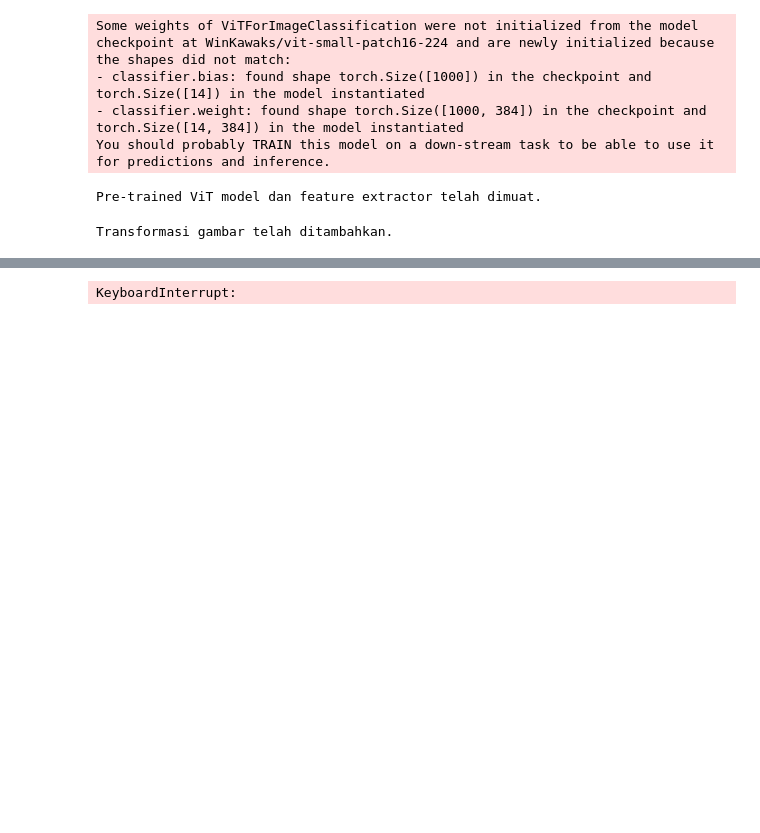
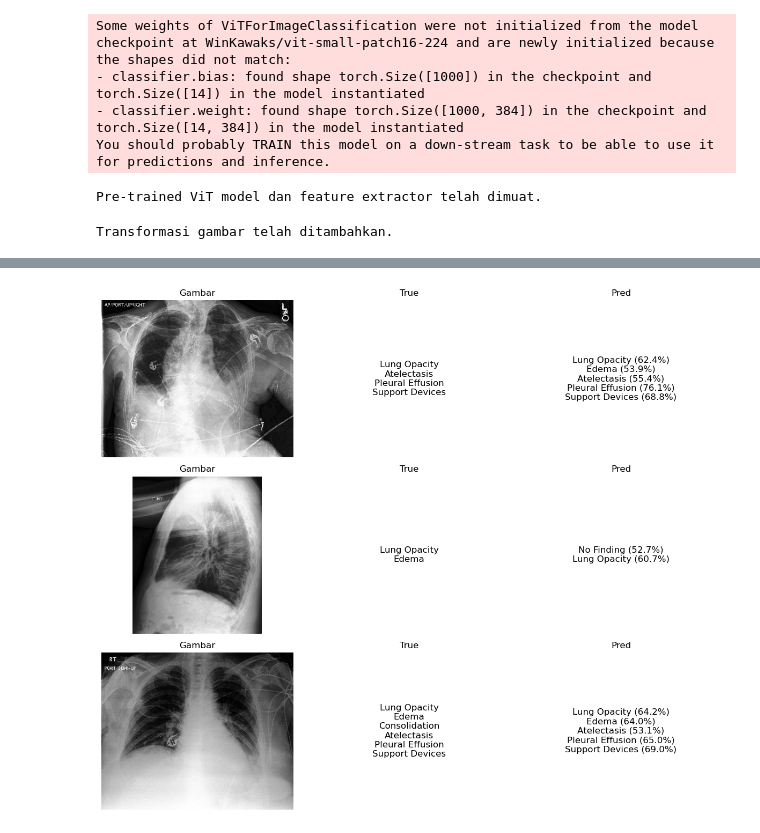
Before and after one commit to RafiHaqul/vit_multi_lung_class_HIDUP_JOKOWI, a Jupyter notebook: 1.ipynb, the cells around one changed output, grey strips where cells are left out. Cells and saved outputs as stored; diff of their text form; code cells hidden in the pictures; blank space fills up the shorter version.

Commit message:
add - train, val, test, pred

```diff
--- a/1.ipynb
+++ b/1.ipynb
@@ -246,8 +292,9 @@ class CheXpertDataset(Dataset):
 # DataLoader
 train_dataset = CheXpertDataset(train_df2, label_columns, image_transforms)
 valid_dataset = CheXpertDataset(valid_df2, label_columns, image_transforms)
-train_loader = DataLoader(train_dataset, batch_size=4, shuffle=True, num_workers=2)
-valid_loader = DataLoader(valid_dataset, batch_size=4, shuffle=False, num_workers=2)
+# Optimal DataLoader configuration for GPU performance
+train_loader = DataLoader(train_dataset, batch_size=8, shuffle=True, num_workers=2)
+valid_loader = DataLoader(valid_dataset, batch_size=8, shuffle=False, num_workers=2)
 # %%
 # Optimizer & Loss
 optimizer = optim.AdamW(model.parameters(), lr=2e-5)
@@ -331,30 +458,41 @@ for epoch in range(num_epochs):
-# %%
-# Fine-tuning loop untuk training dataset train_df2
-
-num_epochs = 3  # Ubah sesuai kebutuhan
-device = torch.device("cuda" if torch.cuda.is_available() else "cpu")
-model = model.to(device)
-
-for epoch in range(num_epochs):
-    model.train()
-    running_loss = 0.0
-    for images, targets in train_loader:
-        images = images.to(device)
-        targets = targets.to(device)
-
-        optimizer.zero_grad()
-        outputs = model(images).logits
-        loss = criterion(outputs, targets)
-        loss.backward()
-        optimizer.step()
-
-        running_loss += loss.item() * images.size(0)
-
-        # Free up unused memory
-        del images, targets, outputs, loss
-        torch.cuda.empty_cache()
-
-    epoch_loss = running_loss / len(train_loader.dataset)
-    print(f"Epoch [{epoch+1}/{num_epochs}] - Loss: {epoch_loss:.4f}")
-# %% [output]
-KeyboardInterrupt:
+# %%
+import random
+import matplotlib.pyplot as plt
+
+# Ambil 3 sampel acak dari test_df2
+samples = random.sample(test_df2, 3)
+
+fig, axes = plt.subplots(nrows=3, ncols=3, figsize=(12, 10))
+
+for i, sample in enumerate(samples):
+    img_path = 'datasets/' + sample['Path']
+    image = Image.open(img_path).convert('RGB')
+    input_tensor = image_transforms(image).unsqueeze(0).to(device)
+    with torch.no_grad():
+        logits = model(input_tensor).logits
+        probs = torch.sigmoid(logits).cpu().numpy()[0]
+        pred = (probs > 0.5)
+    pred_labels = [f"{label_columns[j]} ({probs[j]*100:.1f}%)" for j, v in enumerate(pred) if v]
+    true_labels = sample['Labels']
+
+    # Kolom 0: Gambar
+    axes[i, 0].imshow(image)
+    axes[i, 0].axis('off')
+    axes[i, 0].set_title("Gambar")
+
+    # Kolom 1: True label
+    axes[i, 1].text(0.5, 0.5, '\n'.join(true_labels) if true_labels else 'No Label',
+                    fontsize=12, ha='center', va='center')
+    axes[i, 1].axis('off')
+    axes[i, 1].set_title("True")
+
+    # Kolom 2: Pred label + presentase
+    axes[i, 2].text(0.5, 0.5, '\n'.join(pred_labels) if pred_labels else 'No Label',
+                    fontsize=12, ha='center', va='center')
+    axes[i, 2].axis('off')
+    axes[i, 2].set_title("Pred")
+
+plt.tight_layout()
+plt.show()
+# %% [output]
+[figure, added]
```
Also changed, not shown: parts of 9 cells of this notebook, 1 other file.
